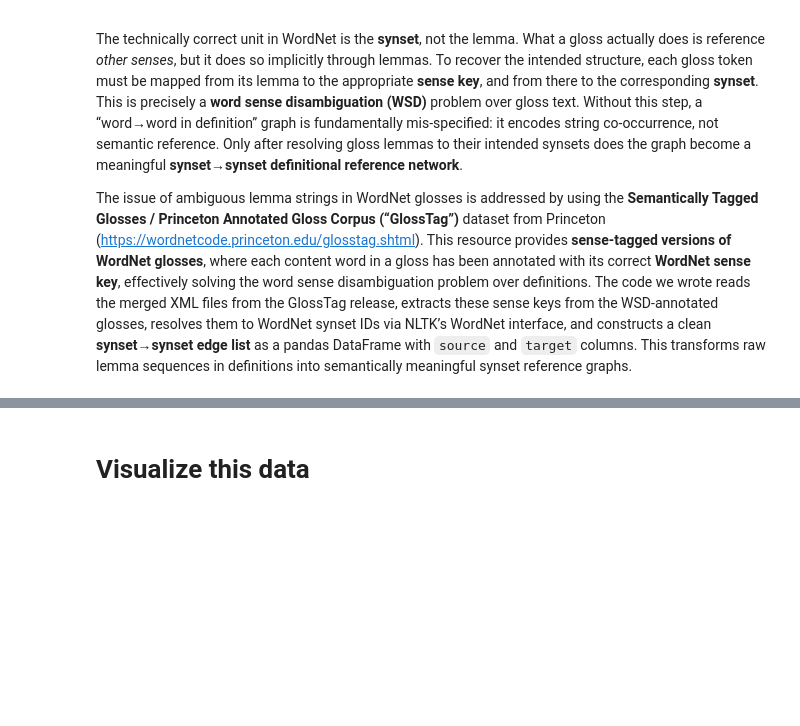
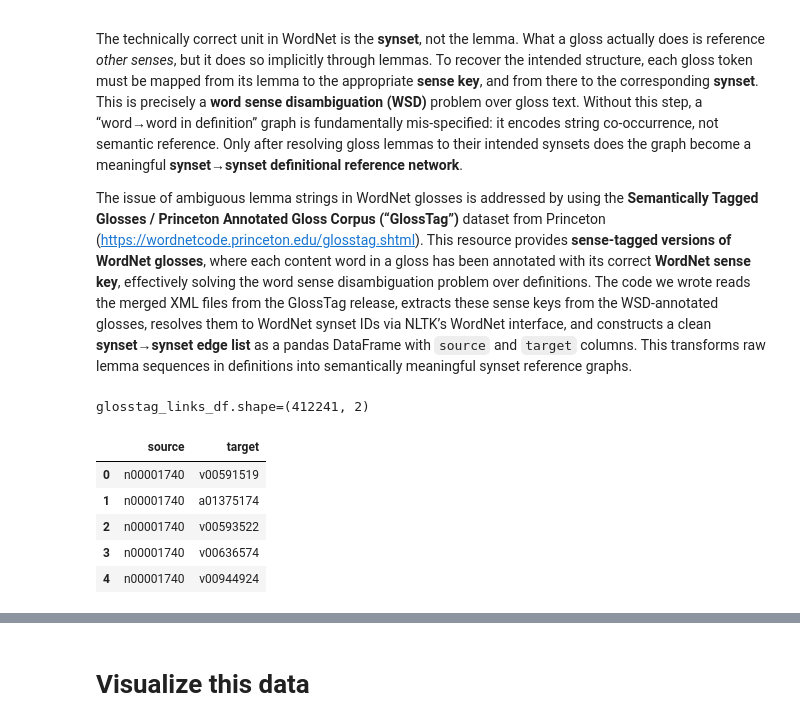
Before and after one commit to thorwhalen/imbed_data_prep, a Jupyter notebook: misc/wordnet_words.ipynb, the cells around one changed output, grey strips where cells are left out. Drawn from its saved outputs; the diff is of its cells as text; code cells hidden in the pictures; blank space fills up the shorter version.

```diff
--- a/misc/wordnet_words.ipynb
+++ b/misc/wordnet_words.ipynb
@@ -205,8 +202,3 @@ topic_domains                                     [performing_arts.n.01]
 usage_domains                                                         []
 verb_groups                                                  [cast.v.05]
 Name: cast.v.03.casting, dtype: object
-# %%
-for relationship_name in dacc.wordnet_collection_meta.columns:
-    adjacencies = dacc.wordnet_collection_meta[relationship_name]
-    link_data = pd.DataFrame(dacc.lemma_graph_edges(adjacencies))
-    dacc.df_files[f"link_data/{relationship_name}.parquet"] = link_data
@@ -305,0 +321,44 @@ The issue of ambiguous lemma strings in WordNet glosses is addressed by using th
+# %%
+# Download GlossTag from https://wordnet.princeton.edu/downloads/glosstag, and unarchive...
+# Define where your GlossTag merged XML files are:
+
+from pathlib import Path
+
+glosstag_merged_dir = Path("~/Downloads/WordNet-3.0/glosstag/merged").expanduser()
+# %%
+if 'dacc' not in locals():
+    from imbed_data_prep.wordnet_words import WordsDacc
+
+    dacc = WordsDacc(rootdir)
+
+save_name = "glosstag_links.parquet"
+
+if save_name not in dacc.df_files:
+    import pandas as pd
+
+    from cosmo_data_prep.build_glosstag_edges import (
+        build_glosstag_edges_from_merged_dir,
+    )
+
+
+    glosstag_links_df = build_glosstag_edges_from_merged_dir(
+        merged_dir=glosstag_merged_dir,
+        include_examples=False,   # only <def>
+        dedup_edges=True,         # simple edge list
+        add_weight=False,         # no weights
+    )
+
+    dacc.df_files["glosstag_links.parquet"] = glosstag_links_df
+else:
+    glosstag_links_df = dacc.df_files["glosstag_links.parquet"]
+
+print(f"{glosstag_links_df.shape=}")
+glosstag_links_df.head()
+# %% [output]
+glosstag_links_df.shape=(412241, 2)
+|  | source | target |
+| 0 | n00001740 | v00591519 |
+| 1 | n00001740 | a01375174 |
+| 2 | n00001740 | v00593522 |
+| 3 | n00001740 | v00636574 |
+| 4 | n00001740 | v00944924 |
```
Also changed, not shown: parts of 12 cells of this notebook, 5 other files.
